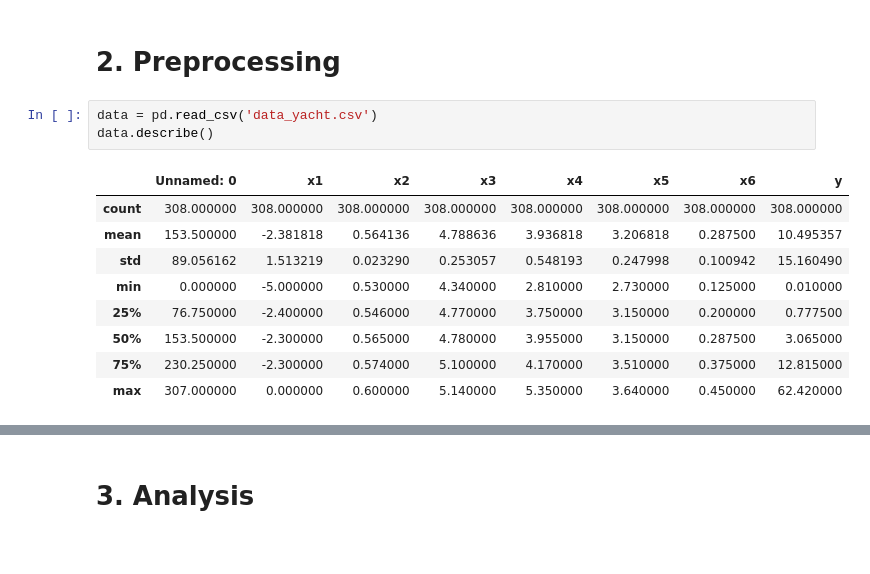
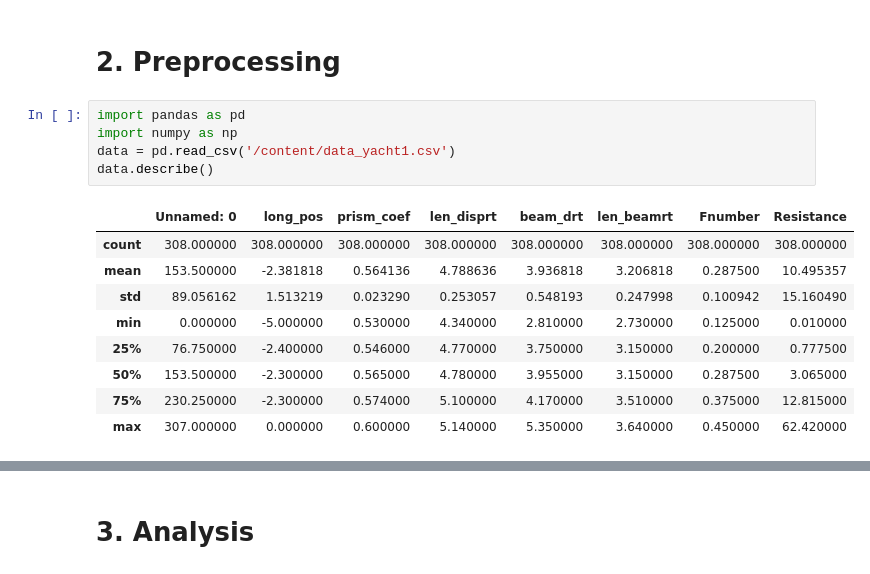
Before and after one commit to cleysonl/Ce888Assignment, a Jupyter notebook: 3.yacht/Yacht Analysis.ipynb, the cells around one changed output, grey strips where cells are left out. Cells and saved outputs as stored; diff of their text form.

```diff
--- a/3.yacht/Yacht Analysis.ipynb
+++ b/3.yacht/Yacht Analysis.ipynb
@@ -22,18 +1,20 @@ Index(['x1', 'x2', 'x3', 'x4', 'x5', 'x6', 'y'], dtype='object')
 # %% [markdown]
 # 2. Preprocessing
-# %%
-data = pd.read_csv('data_yacht.csv')
-data.describe()
-# %% [output]
-|  | Unnamed: 0 | x1 | x2 | x3 | x4 | x5 | x6 | y |
-| count | 308.000000 | 308.000000 | 308.000000 | 308.000000 | 308.000000 | 308.000000 | 308.000000 | 308.000000 |
-| mean | 153.500000 | -2.381818 | 0.564136 | 4.788636 | 3.936818 | 3.206818 | 0.287500 | 10.495357 |
-| std | 89.056162 | 1.513219 | 0.023290 | 0.253057 | 0.548193 | 0.247998 | 0.100942 | 15.160490 |
-| min | 0.000000 | -5.000000 | 0.530000 | 4.340000 | 2.810000 | 2.730000 | 0.125000 | 0.010000 |
-| 25% | 76.750000 | -2.400000 | 0.546000 | 4.770000 | 3.750000 | 3.150000 | 0.200000 | 0.777500 |
-| 50% | 153.500000 | -2.300000 | 0.565000 | 4.780000 | 3.955000 | 3.150000 | 0.287500 | 3.065000 |
-| 75% | 230.250000 | -2.300000 | 0.574000 | 5.100000 | 4.170000 | 3.510000 | 0.375000 | 12.815000 |
-| max | 307.000000 | 0.000000 | 0.600000 | 5.140000 | 5.350000 | 3.640000 | 0.450000 | 62.420000 |
+# %%
+import pandas as pd
+import numpy as np
+data = pd.read_csv('/content/data_yacht1.csv')
+data.describe()
+# %% [output]
+|  | Unnamed: 0 | long_pos | prism_coef | len_disprt | beam_drt | len_beamrt | Fnumber | Resistance |
+| count | 308.000000 | 308.000000 | 308.000000 | 308.000000 | 308.000000 | 308.000000 | 308.000000 | 308.000000 |
+| mean | 153.500000 | -2.381818 | 0.564136 | 4.788636 | 3.936818 | 3.206818 | 0.287500 | 10.495357 |
+| std | 89.056162 | 1.513219 | 0.023290 | 0.253057 | 0.548193 | 0.247998 | 0.100942 | 15.160490 |
+| min | 0.000000 | -5.000000 | 0.530000 | 4.340000 | 2.810000 | 2.730000 | 0.125000 | 0.010000 |
+| 25% | 76.750000 | -2.400000 | 0.546000 | 4.770000 | 3.750000 | 3.150000 | 0.200000 | 0.777500 |
+| 50% | 153.500000 | -2.300000 | 0.565000 | 4.780000 | 3.955000 | 3.150000 | 0.287500 | 3.065000 |
+| 75% | 230.250000 | -2.300000 | 0.574000 | 5.100000 | 4.170000 | 3.510000 | 0.375000 | 12.815000 |
+| max | 307.000000 | 0.000000 | 0.600000 | 5.140000 | 5.350000 | 3.640000 | 0.450000 | 62.420000 |
 # %%
 data.info()
 # %% [output]
```
Also changed, not shown: parts of 12 cells of this notebook.
